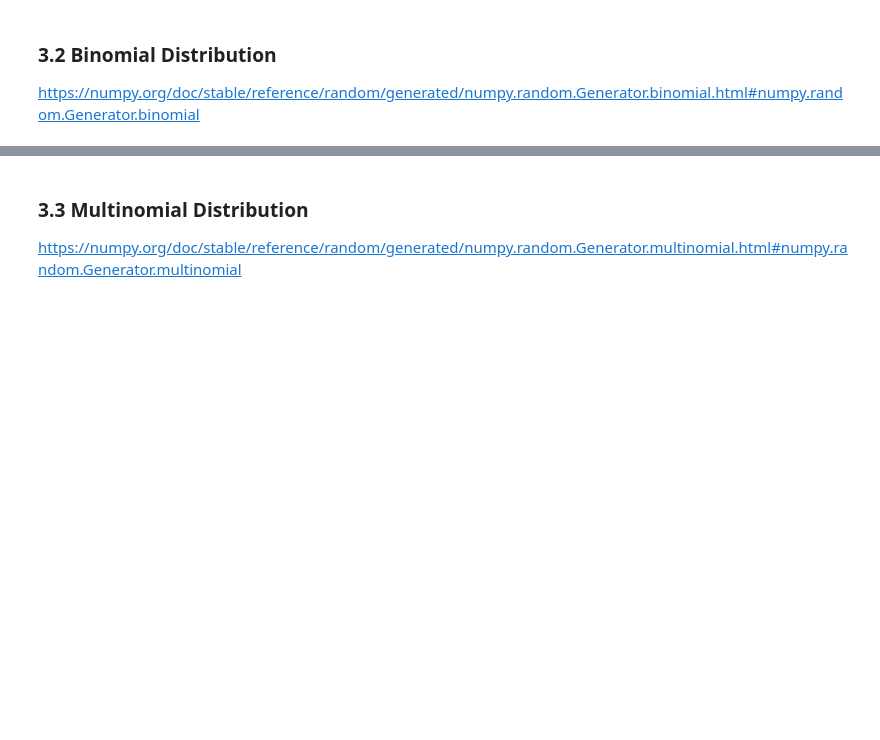
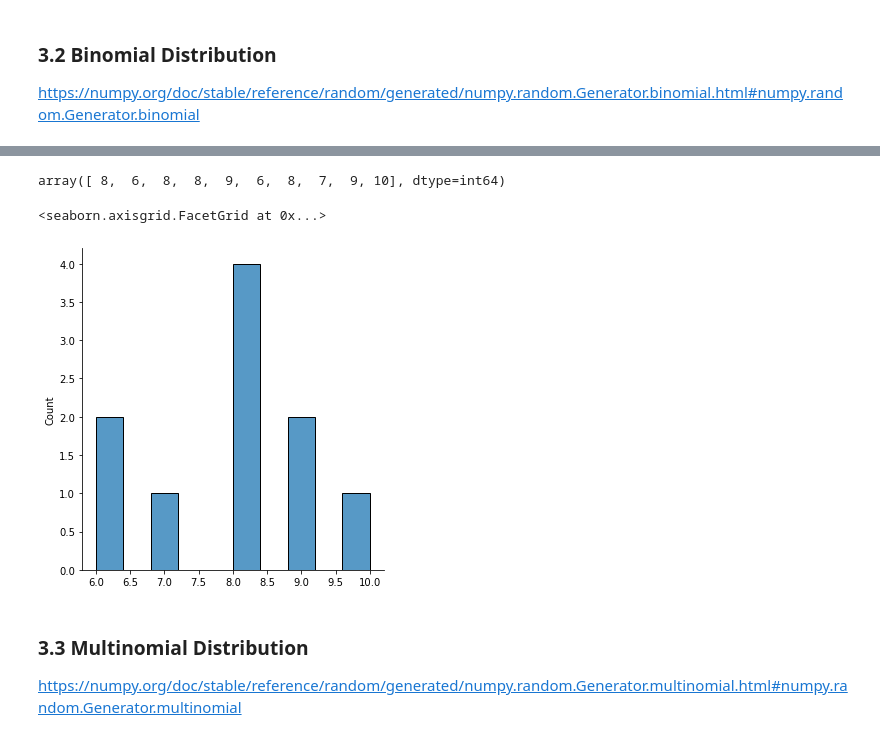
Before and after one commit to ssteffens/programming-data-analysis-assignment, a Jupyter notebook: numpy-random.ipynb, the cells around one changed output, grey strips where cells are left out. Saved outputs shown, nothing was run; the diff lists cells and outputs as text; code cells hidden in the pictures; blank space fills up the shorter version.

Commit message:
Add Binomial Distribution

```diff
--- a/numpy-random.ipynb
+++ b/numpy-random.ipynb
@@ -343,3 +347,20 @@ https://numpy.org/doc/stable/reference/random/generated/numpy.random.Generator.b
+# %%
+# Generating
+
+# n = number of trials
+# p = probability of success of each trial
+
+s_bi = rng.binomial(n=10, p=0.8, size=10)
+s_bi
+# %% [output]
+array([ 8,  6,  8,  8,  9,  6,  8,  7,  9, 10], dtype=int64)
+# %%
+sns.displot(s_bi, bins=10)
+
+# https://www.statology.org/binomial-distribution-python/
+# %% [output]
+<seaborn.axisgrid.FacetGrid at 0x...>
+[figure, added]
 # %% [markdown]
 ### **3.3 Multinomial Distribution**
 
```
Also changed, not shown: parts of 21 cells of this notebook.
